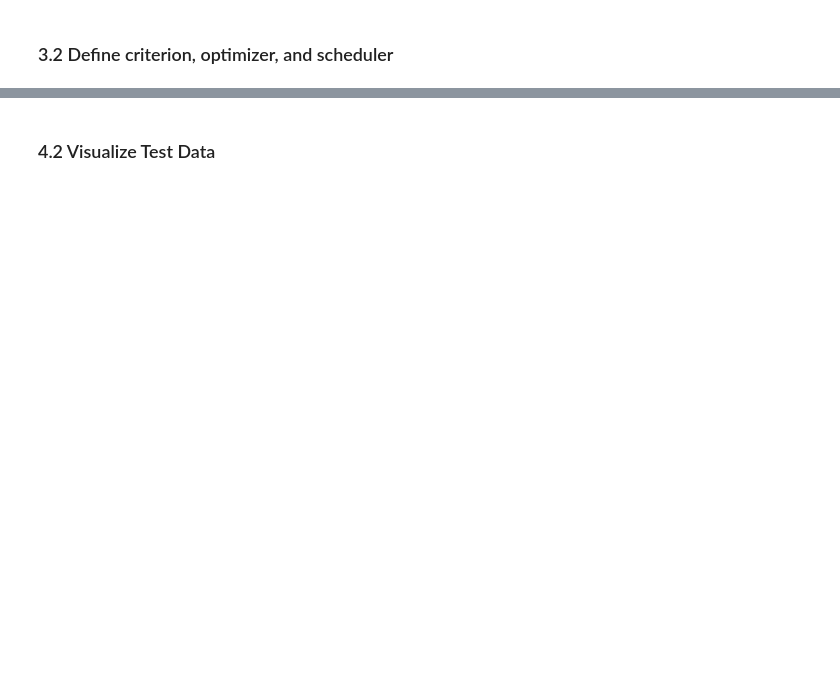
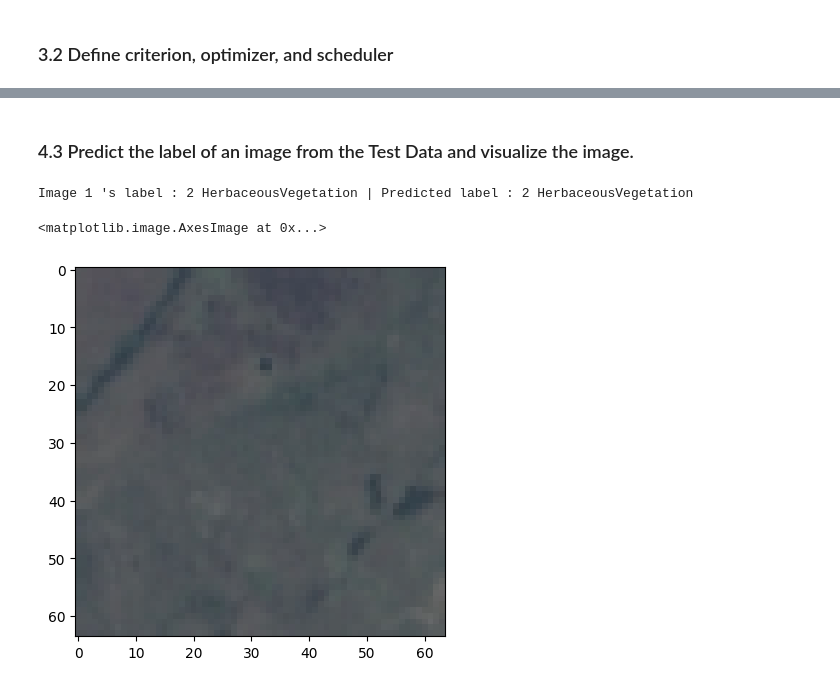
Before and after one commit to DiPalmaGiuseppe/Earth-Observation, a Jupyter notebook: EuroSAT_baseline.ipynb, the cells around one changed output, grey strips where cells are left out. Saved outputs shown, nothing was run; the diff lists cells and outputs as text; code cells hidden in the pictures; blank space fills up the shorter version.

```diff
--- a/EuroSAT_baseline.ipynb
+++ b/EuroSAT_baseline.ipynb
@@ -98,6 +131,6 @@ test_dataloader = torch.utils.data.DataLoader(eurosat_test, batch_size=config['m
 # %%
 num_classes = 10
+# https://pytorch.org/vision/main/models/generated/torchvision.models.resnet50.html
 model = models.resnet50()
 model.fc = nn.Linear(model.fc.in_features, num_classes)
-model.conv1 = nn.Conv2d(3, 64, kernel_size=7, stride=2, padding = 3, bias = False)
 model.to(device)
@@ -229,0 +306,6 @@ for epoch in range(config['epochs']):
+# %%
+model = models.resnet50()
+model.fc = nn.Linear(model.fc.in_features, num_classes)
+model.load_state_dict(torch.load(model_path))
+model.to(device)
+model.eval()
@@ -230,19 +332,19 @@ for epoch in range(config['epochs']):
 # %%
-model.eval()
 running_tloss = 0.
 test_acc = 0.
 num_tcorrect = 0
 num_tsamples = 0
-for _, tdata in enumerate(test_dataloader):
-    tinputs, tlabels = tdata
-    toutputs = model(tinputs)
-    tloss = criterion(toutputs, tlabels)
-    running_tloss += tloss
-    _, tpredictions = toutputs.max(dim=-1)
-    num_tcorrect += (tpredictions == tlabels).sum()
-    num_tsamples += tpredictions.size(0)
+with torch.no_grad():
+    for _, tdata in enumerate(test_dataloader):
+        tinputs, tlabels = tdata
+        toutputs = model(tinputs.to(device))
+        tloss = criterion(toutputs, tlabels.to(device))
+        running_tloss += tloss
+        _, tpredictions = toutputs.max(dim=-1)
+        num_tcorrect += (tpredictions == tlabels.to(device)).sum()
+        num_tsamples += tpredictions.size(0)
 
 avg_tloss = running_tloss/len(test_dataloader)
 test_acc = float(num_tcorrect)/float(num_tsamples)
-print('LOSS train {} valid {} test {}'.format(avg_tloss, avg_vloss, avg_tloss))
-print('ACC train {} valid {} test {}'.format(round(tr_acc*100, 2), round(val_acc*100),2), round(test_acc*100,2))
+print('LOSS : train {} | valid {} | test {}'.format(round(avg_tloss.item(), 4), round(avg_vloss.item(), 4), round(avg_tloss.item(), 4)))
+print('ACC  : train {}% | valid {}%  | test {}%'.format(round(tr_acc*100, 2), round(val_acc*100),2), round(test_acc*100,2))
@@ -249,13 +354,18 @@ print('ACC train {} valid {} test {}'.format(round(tr_acc*100, 2), round(val_acc
-# %% [markdown]
-### 4.2 Visualize Test Data
+# %% [markdown]
+### 4.3 Predict the label of an image from the Test Data and visualize the image.
 # %%
-# Print the corresponding label for the image
-classes = ['AnnualCrop', 'Forest', 'HerbaceousVegetation', 'Highway', 'Industrial', 'Pasture', 'PermanentCrop', 'Residential', 'River', 'SeaLake']
-random_index = random.randrange(len(tinputs)) # random select an index
+# Random select an index
+random_index = random.randrange(len(tinputs)) #
+
+# Transform the image from the final batch of Test Data using the chosen index.
 random_image = tinputs[random_index].numpy().transpose((1, 2, 0))
-mean = np.array([0.485, 0.456, 0.406])
-std = np.array([0.229, 0.224, 0.225])
 random_image = std * random_image + mean
 random_image = np.clip(random_image, 0, 1)
-print("Image", random_index, "'s label :", tinputs[random_index], tlabels[random_index], "predicted label :", toutputs[random_index])
+
+# Display the image along with its predicted and actual labels.
+print("Image", random_index, "'s label :", tlabels[random_index].item(), classes[tlabels[random_index].item()], "| Predicted label :", tpredictions[random_index].detach().cpu().item(), classes[tpredictions[random_index].detach().cpu().item()])
 plt.imshow(random_image)
+# %% [output]
+Image 1 's label : 2 HerbaceousVegetation | Predicted label : 2 HerbaceousVegetation
+<matplotlib.image.AxesImage at 0x...>
+[figure, added]
```
Also changed, not shown: parts of 27 cells of this notebook, 2 other files.
